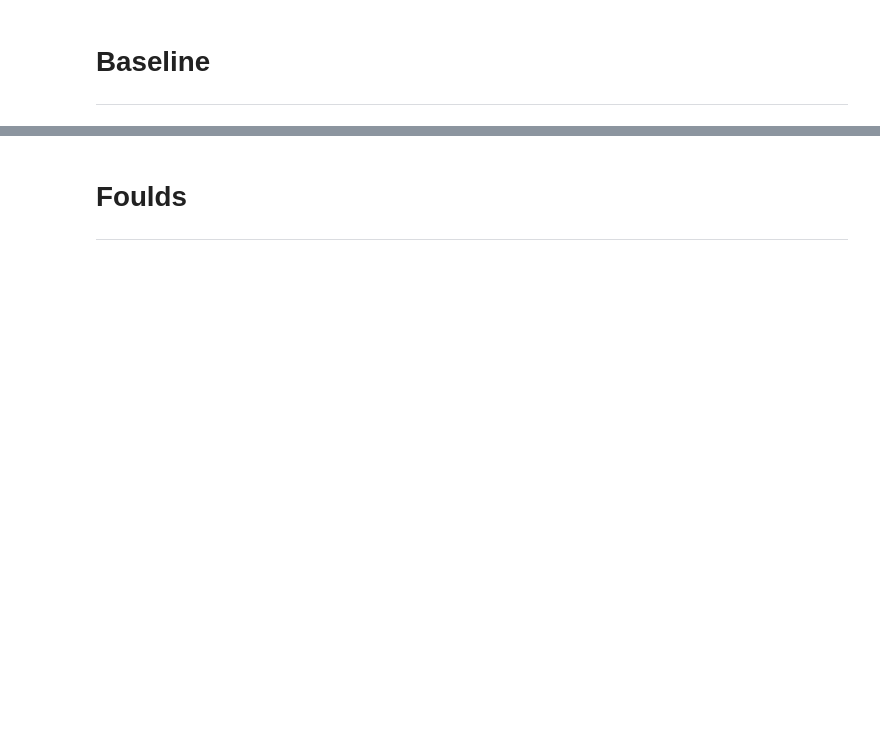
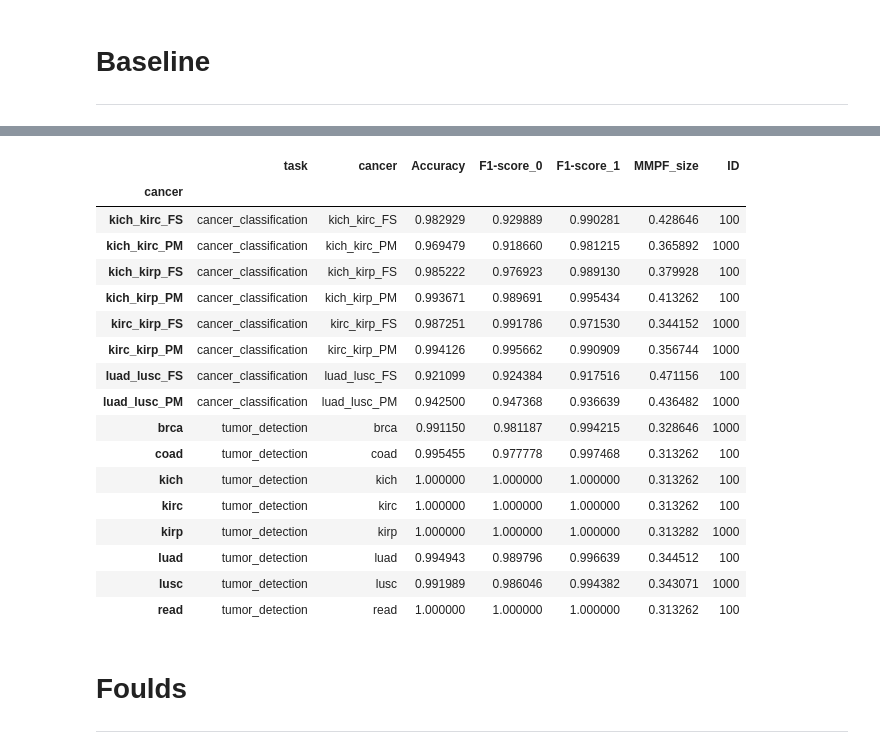
Before and after one commit to gaspardvilla/Intersectional-Fairness-on-Histopathological-images-classification, a Jupyter notebook: results.ipynb, the cells around one changed output, grey strips where cells are left out. Drawn from its saved outputs; the diff is of its cells as text; code cells hidden in the pictures; blank space fills up the shorter version.

```diff
--- a/results.ipynb
+++ b/results.ipynb
@@ -32,0 +92,16 @@ protected_atts = ['age_', 'race_', 'gender_']
+# %%
+# Initialization
+task = 'cancer_classification'
+cancer = 'luad_lusc_PM'
+
+# Get the Baseline results
+ID_b = 1000
+preds_path = f'results/preds/run_{ID_b}/add_protected_atts_1/Baseline/{task}/{cancer}/best_results.pkl'
+results_all_b = pd.read_pickle(preds_path)
+results_b = results_all_b[results_all_b.set == 'test']
+
+# Get the Martinez results
+ID_m = 1000
+preds_path = f'results/preds/run_{ID_m}/add_protected_atts_1/Foulds/{task}/{cancer}/lambda_0.01/DF_pos/best_results.pkl'
+results_all_m = pd.read_pickle(preds_path)
+results_m = results_all_m[results_all_m.set == 'test']
@@ -50,7 +310,8 @@ def keep_best(df100 : pd.DataFrame, df1000 : pd.DataFrame):
         v2 = df1000[df1000.cancer == c]['MMPF_size'][0]
         if v2 <= v1:
             df.loc[c, 'Accuracy'] = df1000[df1000.cancer == c]['Accuracy'][0]
-            df.loc[c, 'F1-score'] = df1000[df1000.cancer == c]['F1-score'][0]
+            df.loc[c, 'F1-score_0'] = df1000[df1000.cancer == c]['F1-score_0'][0]
+            df.loc[c, 'F1-score_1'] = df1000[df1000.cancer == c]['F1-score_1'][0]
             df.loc[c, 'MMPF_size'] = df1000[df1000.cancer == c]['MMPF_size'][0]
             df.loc[c, 'ID'] = 1000
     return df
@@ -68,11 +329,13 @@ def select_best_test(df_val, df100, df1000):
         # Check which ID is the best validation MMPF value
         if df.loc[c, 'ID'] == 100:
             df.loc[c, 'Accuracy'] = df100[df100.cancer == c]['Accuracy'][0]
-            df.loc[c, 'F1-score'] = df100[df100.cancer == c]['F1-score'][0]
+            df.loc[c, 'F1-score_0'] = df100[df100.cancer == c]['F1-score_0'][0]
+            df.loc[c, 'F1-score_1'] = df100[df100.cancer == c]['F1-score_1'][0]
             df.loc[c, 'MMPF_size'] = df100[df100.cancer == c]['MMPF_size'][0]
         else:
             df.loc[c, 'Accuracy'] = df1000[df1000.cancer == c]['Accuracy'][0]
-            df.loc[c, 'F1-score'] = df1000[df1000.cancer == c]['F1-score'][0]
+            df.loc[c, 'F1-score_0'] = df1000[df1000.cancer == c]['F1-score_0'][0]
+            df.loc[c, 'F1-score_1'] = df1000[df1000.cancer == c]['F1-score_1'][0]
             df.loc[c, 'MMPF_size'] = df1000[df1000.cancer == c]['MMPF_size'][0]
 
     return df
@@ -131,18 +394,21 @@ def check_results_baseline(task : str,
 
     # Extract the results pkl files
     preds_path = f'results/preds/run_{ID}/add_protected_atts_1/Baseline'
-    results = pd.read_pickle(preds_path + f'/{task}/{cancer}/results.pkl')
+    results = pd.read_pickle(preds_path + f'/{task}/{cancer}/best_results.pkl')
 
     # Compute the metrics
     # Accuracy
     sub_dict['Accuracy'] = tm.classification.BinaryAccuracy()(torch.Tensor(results.pred), torch.Tensor(results.label)).item()
 
     # F1-score
-    sub_dict['F1-score'] = tm.classification.BinaryF1Score()(torch.Tensor(results.pred), torch.Tensor(results.label)).item()
+    # sub_dict['F1-score'] = tm.classification.BinaryF1Score()(torch.Tensor(results.pred), torch.Tensor(results.label)).item()
+    f1_scores = tm.classification.MulticlassF1Score(num_classes = 2, average = None)(torch.Tensor(results.pred), torch.Tensor(results.label))
+    sub_dict['F1-score_0'] = f1_scores[0].item()
+    sub_dict['F1-score_1'] = f1_scores[1].item()
 
     # MMPF_size
     mmpf_metrics = compute_pareto_metrics(results, protected_atts)
-    sub_dict['MMPF_size'] = [mmpf_metrics[f'{set_}MMPF_size_2']]
+    sub_dict['MMPF_size'] = [mmpf_metrics[f'{set_}MMPF_size_set_2']]
 
     # Return the updated data frame
     if df.empty: df = pd.DataFrame(data = sub_dict)
@@ -150,7 +416,7 @@ def check_results_baseline(task : str,
     return df
 
 # Initialization
-cols = ['task', 'cancer', 'Accuracy', 'F1-score', 'MMPF_size']
+cols = ['task', 'cancer', 'Accuracy', 'F1-score_0', 'F1-score_1', 'MMPF_size']
 df_baseline_100 = pd.DataFrame(columns = cols)
 df_baseline_1000 = pd.DataFrame(columns = cols)
 df_baseline_100_test = pd.DataFrame(columns = cols)
@@ -212,6 +478,27 @@ Series.__getitem__ treating keys as positions is deprecated. In a future version
 
 Series.__getitem__ treating keys as positions is deprecated. In a future version, integer keys will always be treated as labels (consistent with DataFrame behavior). To access a value by position, use ...
 [interactive output not drawn]
+# %%
+df_b
+# %% [output]
+|  | task | cancer | Accuracy | F1-score_0 | F1-score_1 | MMPF_size | ID |
+| cancer |  |  |  |  |  |  |  |
+| kich_kirc_FS | cancer_classification | kich_kirc_FS | 0.982929 | 0.929889 | 0.990281 | 0.428646 | 100 |
+| kich_kirc_PM | cancer_classification | kich_kirc_PM | 0.969479 | 0.918660 | 0.981215 | 0.365892 | 1000 |
+| kich_kirp_FS | cancer_classification | kich_kirp_FS | 0.985222 | 0.976923 | 0.989130 | 0.379928 | 100 |
+| kich_kirp_PM | cancer_classification | kich_kirp_PM | 0.993671 | 0.989691 | 0.995434 | 0.413262 | 100 |
+| kirc_kirp_FS | cancer_classification | kirc_kirp_FS | 0.987251 | 0.991786 | 0.971530 | 0.344152 | 1000 |
+| kirc_kirp_PM | cancer_classification | kirc_kirp_PM | 0.994126 | 0.995662 | 0.990909 | 0.356744 | 1000 |
+| luad_lusc_FS | cancer_classification | luad_lusc_FS | 0.921099 | 0.924384 | 0.917516 | 0.471156 | 100 |
+| luad_lusc_PM | cancer_classification | luad_lusc_PM | 0.942500 | 0.947368 | 0.936639 | 0.436482 | 1000 |
+| brca | tumor_detection | brca | 0.991150 | 0.981187 | 0.994215 | 0.328646 | 1000 |
+| coad | tumor_detection | coad | 0.995455 | 0.977778 | 0.997468 | 0.313262 | 100 |
+| kich | tumor_detection | kich | 1.000000 | 1.000000 | 1.000000 | 0.313262 | 100 |
+| kirc | tumor_detection | kirc | 1.000000 | 1.000000 | 1.000000 | 0.313262 | 100 |
+| kirp | tumor_detection | kirp | 1.000000 | 1.000000 | 1.000000 | 0.313282 | 1000 |
+| luad | tumor_detection | luad | 0.994943 | 0.989796 | 0.996639 | 0.344512 | 100 |
+| lusc | tumor_detection | lusc | 0.991989 | 0.986046 | 0.994382 | 0.343071 | 1000 |
+| read | tumor_detection | read | 1.000000 | 1.000000 | 1.000000 | 0.313262 | 100 |
 # %% [markdown]
 # Foulds
 ***
```
Also changed, not shown: parts of 25 cells of this notebook, 21 other files.
